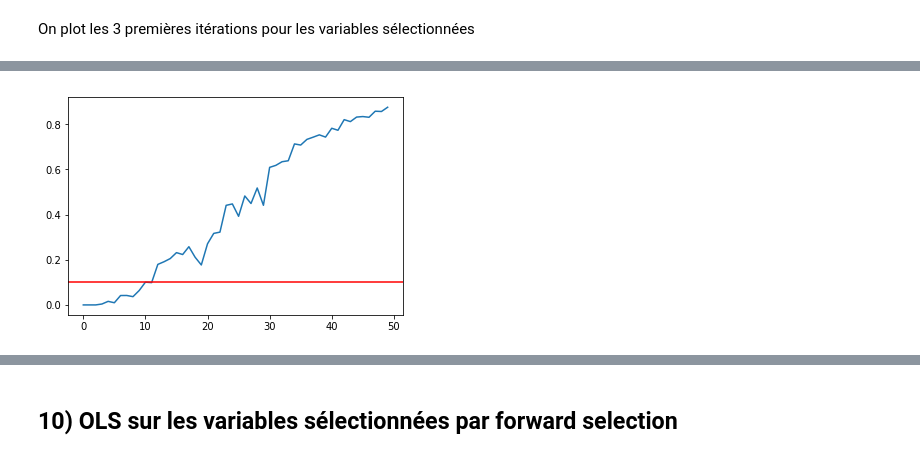
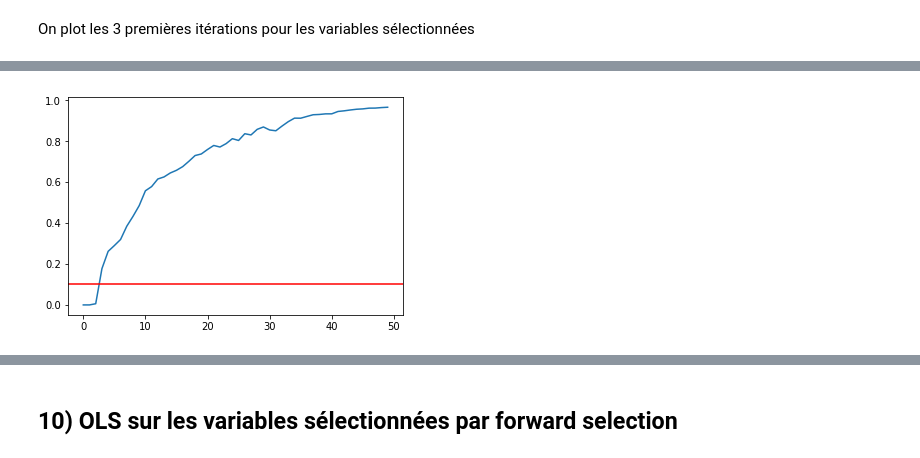
Before and after one commit to MSBigData2019/Guillaume_QUISPE, a Jupyter notebook: MDI720/tp3.ipynb, the cells around one changed output, grey strips where cells are left out. Cells and saved outputs as stored; diff of their text form; code cells hidden in the pictures.

```diff
--- a/MDI720/tp3.ipynb
+++ b/MDI720/tp3.ipynb
@@ -262,0 +282,5 @@ plt.show()
+# %%
+lrtrain= LinearRegression()
+lrtrain.fit(X_train, y_train)
+ypredlr= lrtrain.predict(X_test)
+print(lrtrain.score(X_test, y_test))
@@ -344,7 +352,7 @@ Les coefficients de détermination respectivement de l'ols et PCA+OLS ci dessus
 On définit la fonction de forward selection avec un seuil en paramètre pour répondre à la question 9
 # %%
 
-def forward_selection3(Xfwd, threshold=1):
+def forward_selection(Xfwd, threshold=1):
 
     p=Xfwd.shape[1]
     n=Xfwd.shape[0]
@@ -360,17 +368,26 @@ def forward_selection3(Xfwd, threshold=1):
 
     for k in range(p):
         resids_mem = np.zeros((p,n))
+        #pour chaque variable explicative on fait une OLS en ajoutant l'intercept
         for i in var_remain:
-            xtmp = Xfwd [:,[i]]
-            regr.fit(xtmp , resids)
+            Xtemp=np.append(np.ones((Xfwd.shape[0],1)),Xfwd [:,[i]], axis=1)
+            gramtemp=Xtemp.T@Xtemp
+            graminvtemp= np.linalg.pinv(gramtemp)
+            thetatemp=graminvtemp@Xtemp.T@resids
+            ypredtemp=Xtemp@thetatemp
+            resids_mem [i,:] =resids-ypredtemp
 
-            xx = np.sum( Xfwd [:,[i]] ** 2 )
-            resids_mem [i,:] = regr.predict(xtmp) - resids
-            sigma2_tmp = np.sum (resids_mem [i,:] ** 2) / xx
-            test[k,i] = np.sqrt(n) * np.abs(regr.coef_) / (np.sqrt( sigma2_tmp ))
-            pval[k,i] =   2 * (1 - norm.cdf(test[k,i]))
+            #sigma2_tmp = np.sum (resids_mem [i,:] ** 2) * graminvtemp[1,1]
+            sigma2_tmp= 1/(n-2)*np.linalg.norm(y_train-ypredtemp)**2
+            stdtheta=np.sqrt(sigma2_tmp*graminvtemp[1,1])
+            test[k,i] =  np.abs(thetatemp[1]) / stdtheta
+            #print(test[k,i])
+            pval[k,i] =   2 * (1 - t.cdf(test[k,i],n-2))
 
+        ####separe en deux vecteurs la listes des variables séléctionnées et les autres
         best_var = np.argmax(test[k,:])
+        #print(pval[k,best_var])
+        #print(threshold)
         var_sel.append(best_var)
         resids = resids_mem[best_var,:]
         if pval[k,best_var] > threshold:
@@ -422,16 +400,16 @@ def forward_selection(Xfwd, threshold=1):
 On run la fonction ci dessus et on affiche les résultats dans un dataframe
 # %%
 #Definition des dataframe avec les colonnes correspondantes pour X_train et X_test
-X_trainfwd= np.append(np.ones((X_train.shape[0],1)), X_train, axis=1)
+#X_trainfwd= np.append(np.ones((X_train.shape[0],1)), X_train, axis=1)
 columns= np.append("intercept",range(0,210))
-df_X_train=pd.DataFrame(X_trainfwd, columns=columns)
+df_X_train=pd.DataFrame(X_train_I, columns=columns)
 
 X_testfwd= np.append(np.ones((X_test.shape[0],1)), X_test, axis=1)
 columns= np.append("intercept",range(0,210))
-df_X_test=pd.DataFrame(X_testfwd, columns=columns)
+df_X_test=pd.DataFrame(X_test_I, columns=columns)
 
-v,t,p= forward_selection(X_trainfwd)
-featureSelected= df_X_train.columns[v]
+vfwd,tfwd,pfwd= forward_selection(X_train_I)
+featureSelected= df_X_train.columns[vfwd]
 display(pd.DataFrame(featureSelected))
 # %% [output]
 |  | 0 |
@@ -472,9 +450,9 @@ plt.show()
 # %%
-plt.plot(p[0:50], label="n°1")
+plt.plot(pfwd[0:50], label="n°1")
 plt.axhline(y=0.1, color='r', linestyle='-')
 plt.show()
 # %% [output]
-[figure, old version]
+[figure, new version]
 # %%
 pd.DataFrame(indexOfVarSelected).head(20)
 # %% [output]
```
Also changed, not shown: parts of 70 cells of this notebook.
